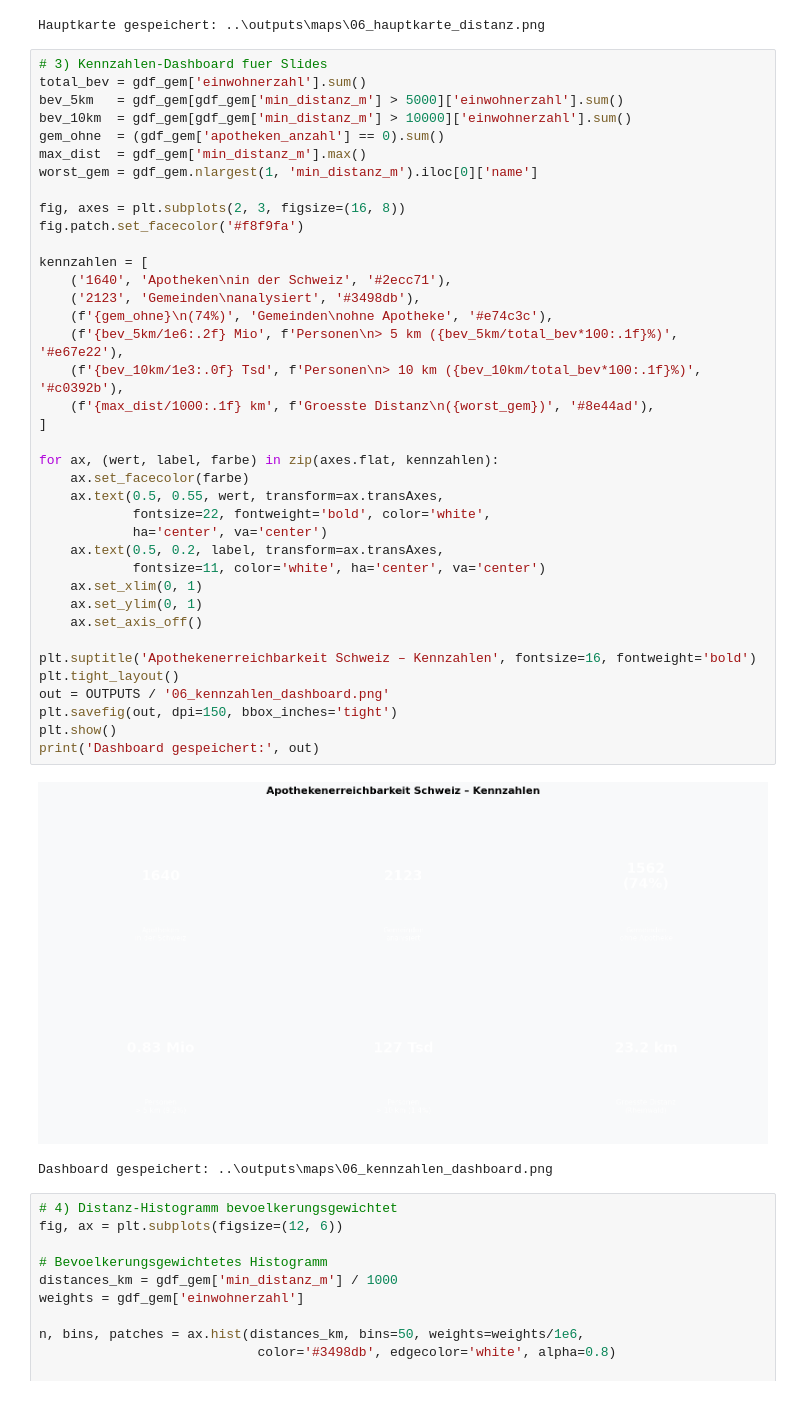
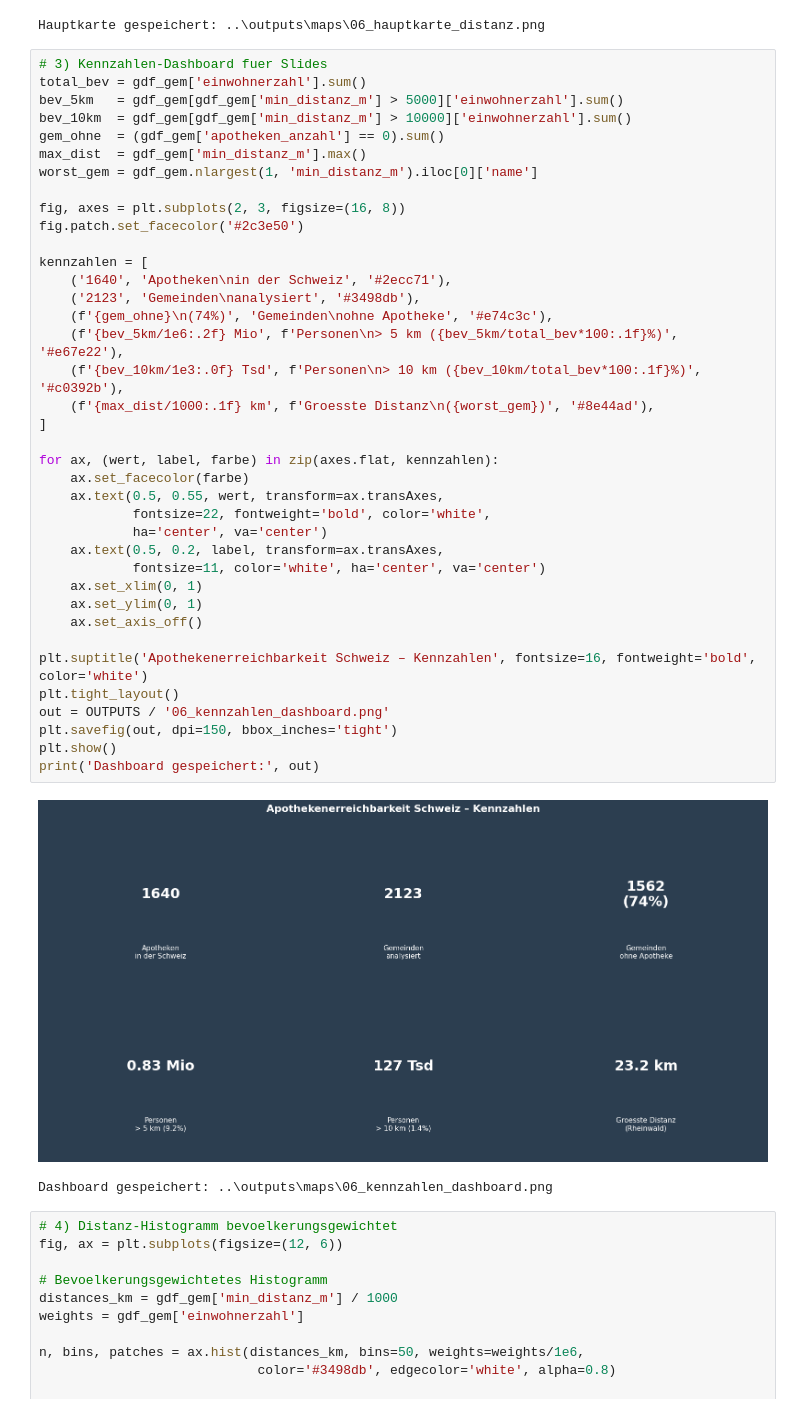
Before and after one commit to gsparty/pharmacy-accessibility-ch, a Jupyter notebook: notebooks/06_visualization.ipynb, the cells around one changed output. Saved outputs shown, nothing was run; the diff lists cells and outputs as text.

Commit message:
fix: dashboard, isochronen alpha, legende, README

```diff
--- a/notebooks/06_visualization.ipynb
+++ b/notebooks/06_visualization.ipynb
@@ -81,36 +81,36 @@ max_dist  = gdf_gem['min_distanz_m'].max()
 worst_gem = gdf_gem.nlargest(1, 'min_distanz_m').iloc[0]['name']
 
 fig, axes = plt.subplots(2, 3, figsize=(16, 8))
-fig.patch.set_facecolor('#f8f9fa')
+fig.patch.set_facecolor('#2c3e50')
 
 kennzahlen = [
     ('1640', 'Apotheken\nin der Schweiz', '#2ecc71'),
     ('2123', 'Gemeinden\nanalysiert', '#3498db'),
     (f'{gem_ohne}\n(74%)', 'Gemeinden\nohne Apotheke', '#e74c3c'),
     (f'{bev_5km/1e6:.2f} Mio', f'Personen\n> 5 km ({bev_5km/total_bev*100:.1f}%)', '#e67e22'),
     (f'{bev_10km/1e3:.0f} Tsd', f'Personen\n> 10 km ({bev_10km/total_bev*100:.1f}%)', '#c0392b'),
     (f'{max_dist/1000:.1f} km', f'Groesste Distanz\n({worst_gem})', '#8e44ad'),
 ]
 
 for ax, (wert, label, farbe) in zip(axes.flat, kennzahlen):
     ax.set_facecolor(farbe)
     ax.text(0.5, 0.55, wert, transform=ax.transAxes,
             fontsize=22, fontweight='bold', color='white',
             ha='center', va='center')
     ax.text(0.5, 0.2, label, transform=ax.transAxes,
             fontsize=11, color='white', ha='center', va='center')
     ax.set_xlim(0, 1)
     ax.set_ylim(0, 1)
     ax.set_axis_off()
 
-plt.suptitle('Apothekenerreichbarkeit Schweiz – Kennzahlen', fontsize=16, fontweight='bold')
+plt.suptitle('Apothekenerreichbarkeit Schweiz – Kennzahlen', fontsize=16, fontweight='bold', color='white')
 plt.tight_layout()
 out = OUTPUTS / '06_kennzahlen_dashboard.png'
 plt.savefig(out, dpi=150, bbox_inches='tight')
 plt.show()
 print('Dashboard gespeichert:', out)
 # %% [output]
-[figure, old version]
+[figure, new version]
 Dashboard gespeichert: ..\outputs\maps\06_kennzahlen_dashboard.png
 # %%
 # 4) Distanz-Histogramm bevoelkerungsgewichtet
```
Also changed, not shown: parts of 1 cell of this notebook, 8 other files.
